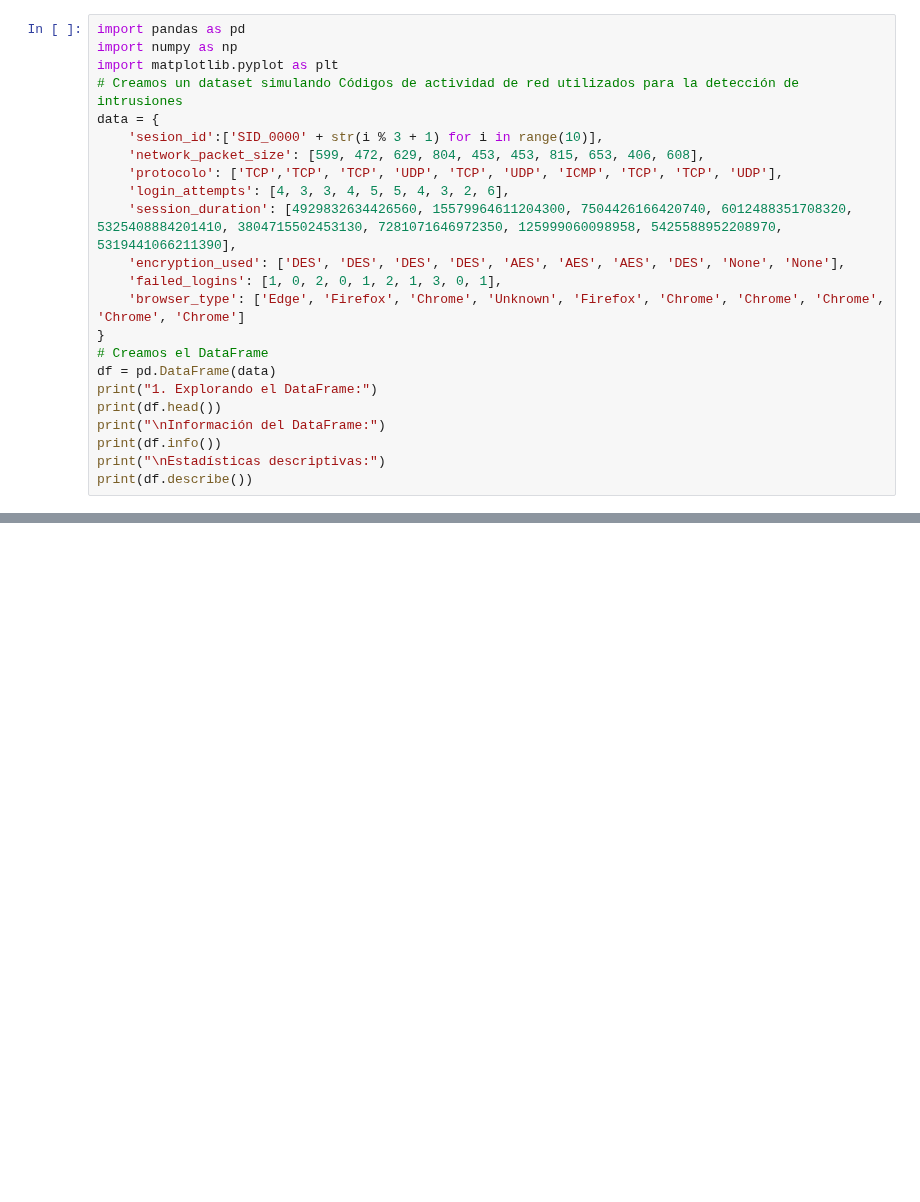
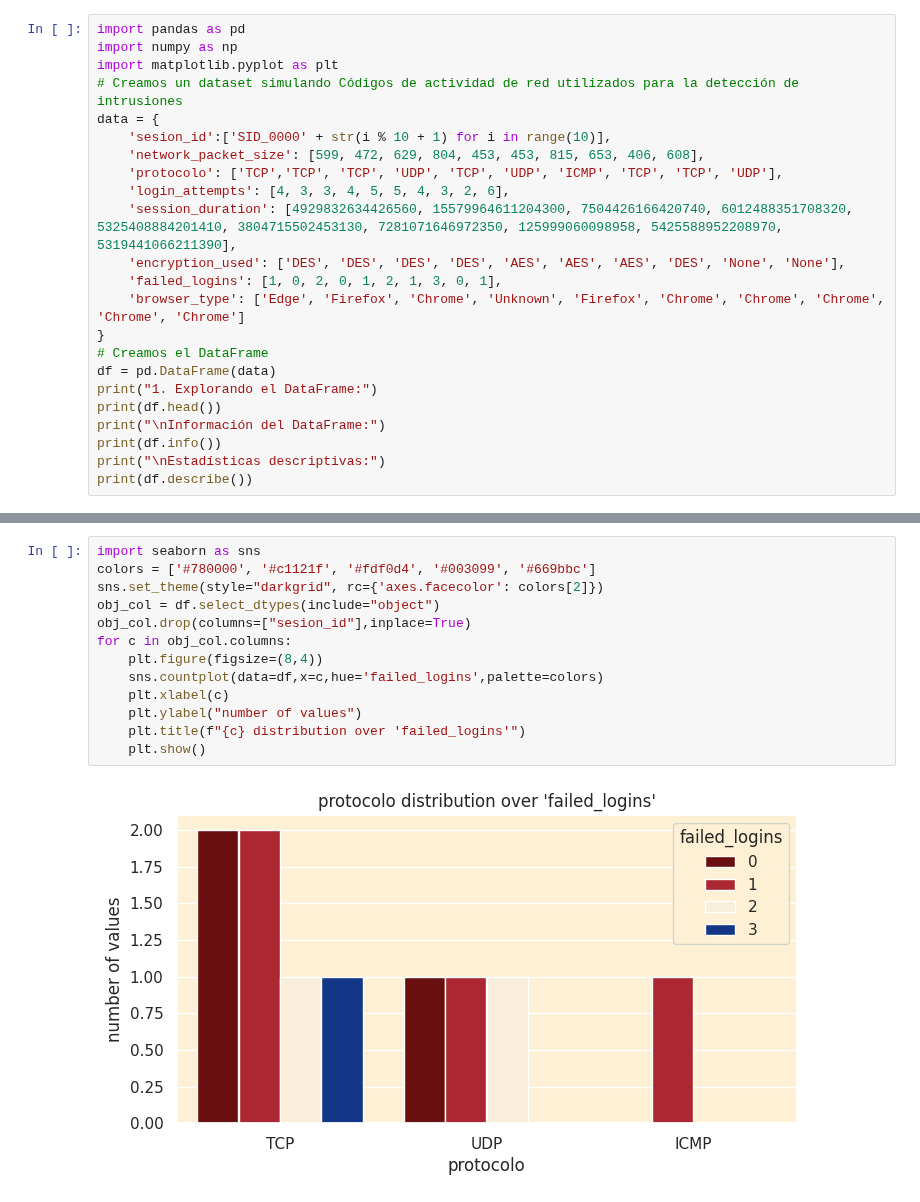
Before and after one commit to UIDECAR/Calidad_dataset, a Jupyter notebook: .github/trabajo33.ipynb, the cells around one changed output, grey strips where cells are left out. Saved outputs shown, nothing was run; the diff lists cells and outputs as text; blank space fills up the shorter version.

```diff
--- a/.github/trabajo33.ipynb
+++ b/.github/trabajo33.ipynb
@@ -4,7 +4,7 @@ import numpy as np
 import matplotlib.pyplot as plt
 # Creamos un dataset simulando Códigos de actividad de red utilizados para la detección de intrusiones
 data = {
-    'sesion_id':['SID_0000' + str(i % 3 + 1) for i in range(10)],
+    'sesion_id':['SID_0000' + str(i % 10 + 1) for i in range(10)],
     'network_packet_size': [599, 472, 629, 804, 453, 453, 815, 653, 406, 608],
     'protocolo': ['TCP','TCP', 'TCP', 'UDP', 'TCP', 'UDP', 'ICMP', 'TCP', 'TCP', 'UDP'],
     'login_attempts': [4, 3, 3, 4, 5, 5, 4, 3, 2, 6],
@@ -41,0 +142,15 @@ max             815.000000        6.000000      1.557996e+16       3.000000
+# %%
+import seaborn as sns
+colors = ['#780000', '#c1121f', '#fdf0d4', '#003099', '#669bbc']
+sns.set_theme(style="darkgrid", rc={'axes.facecolor': colors[2]})
+obj_col = df.select_dtypes(include="object")
+obj_col.drop(columns=["sesion_id"],inplace=True)
+for c in obj_col.columns:
+    plt.figure(figsize=(8,4))
+    sns.countplot(data=df,x=c,hue='failed_logins',palette=colors)
+    plt.xlabel(c)
+    plt.ylabel("number of values")
+    plt.title(f"{c} distribution over 'failed_logins'")
+    plt.show()
+# %% [output]
+[figure, added]
```
Also changed, not shown: parts of 6 cells of this notebook, 1 other file.
